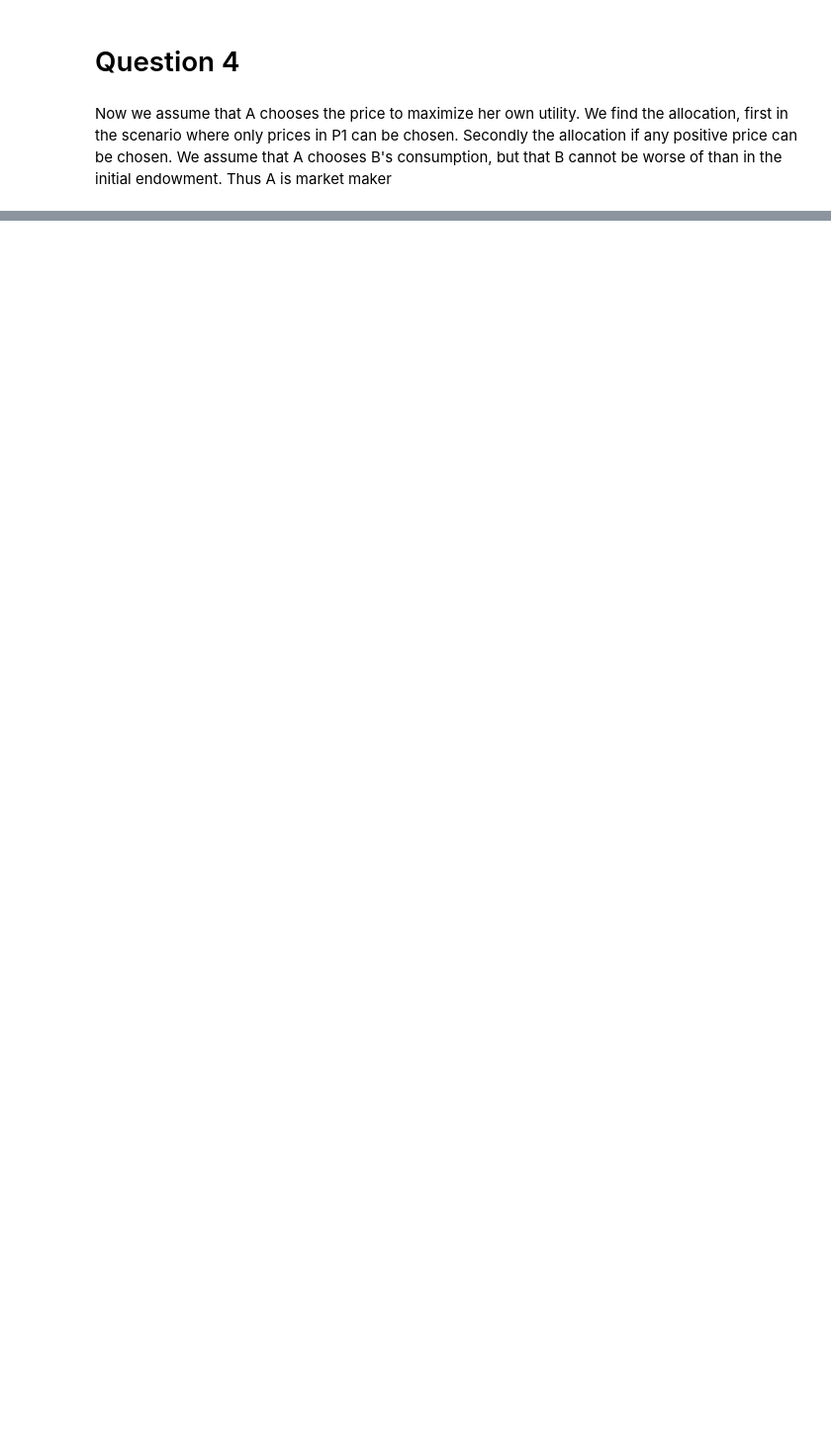
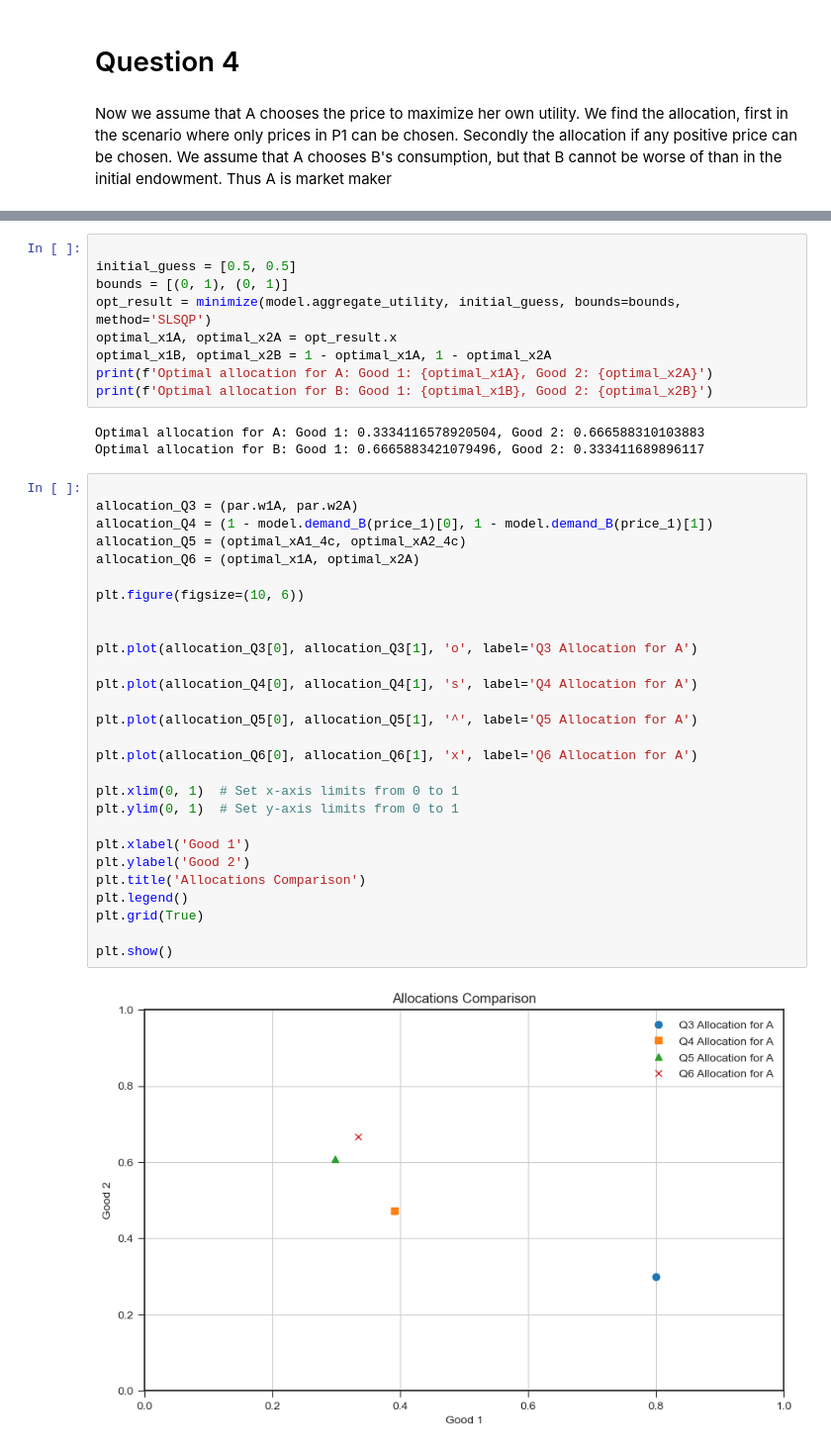
Before and after one commit to NumEconCopenhagen/projects-2024-maltheogpeter, a Jupyter notebook: inauguralproject/inauguralproject.ipynb, the cells around one changed output, grey strips where cells are left out. Shown: that part at 99% size. Saved outputs shown, nothing was run; the diff lists cells and outputs as text; blank space fills up the shorter version.

```diff
--- a/inauguralproject/inauguralproject.ipynb
+++ b/inauguralproject/inauguralproject.ipynb
@@ -189,0 +128,42 @@ ADD CONCISE CONLUSION.
+# %%
+
+initial_guess = [0.5, 0.5]
+bounds = [(0, 1), (0, 1)]
+opt_result = minimize(model.aggregate_utility, initial_guess, bounds=bounds, method='SLSQP')
+optimal_x1A, optimal_x2A = opt_result.x
+optimal_x1B, optimal_x2B = 1 - optimal_x1A, 1 - optimal_x2A
+print(f'Optimal allocation for A: Good 1: {optimal_x1A}, Good 2: {optimal_x2A}')
+print(f'Optimal allocation for B: Good 1: {optimal_x1B}, Good 2: {optimal_x2B}')
+# %% [output]
+Optimal allocation for A: Good 1: 0.3334116578920504, Good 2: 0.666588310103883
+Optimal allocation for B: Good 1: 0.6665883421079496, Good 2: 0.333411689896117
+# %%
+
+allocation_Q3 = (par.w1A, par.w2A)
+allocation_Q4 = (1 - model.demand_B(price_1)[0], 1 - model.demand_B(price_1)[1])
+allocation_Q5 = (optimal_xA1_4c, optimal_xA2_4c)
+allocation_Q6 = (optimal_x1A, optimal_x2A)
+
+plt.figure(figsize=(10, 6))
+
+
+plt.plot(allocation_Q3[0], allocation_Q3[1], 'o', label='Q3 Allocation for A')
+
+plt.plot(allocation_Q4[0], allocation_Q4[1], 's', label='Q4 Allocation for A')
+
+plt.plot(allocation_Q5[0], allocation_Q5[1], '^', label='Q5 Allocation for A')
+
+plt.plot(allocation_Q6[0], allocation_Q6[1], 'x', label='Q6 Allocation for A')
+
+plt.xlim(0, 1)  # Set x-axis limits from 0 to 1
+plt.ylim(0, 1)  # Set y-axis limits from 0 to 1
+
+plt.xlabel('Good 1')
+plt.ylabel('Good 2')
+plt.title('Allocations Comparison')
+plt.legend()
+plt.grid(True)
+
+plt.show()
+# %% [output]
+[figure, added]
```
Also changed, not shown: parts of 16 cells of this notebook.
